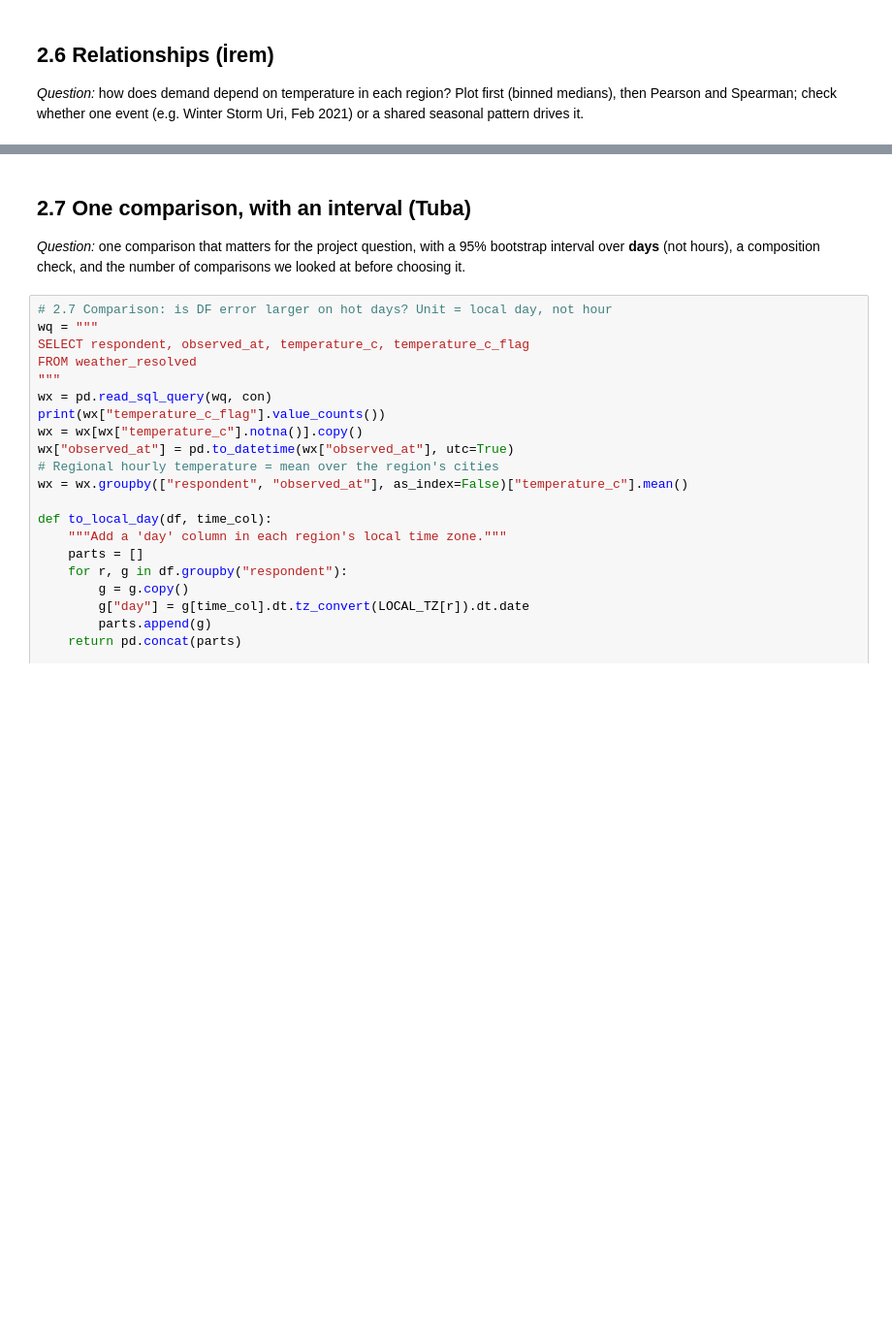
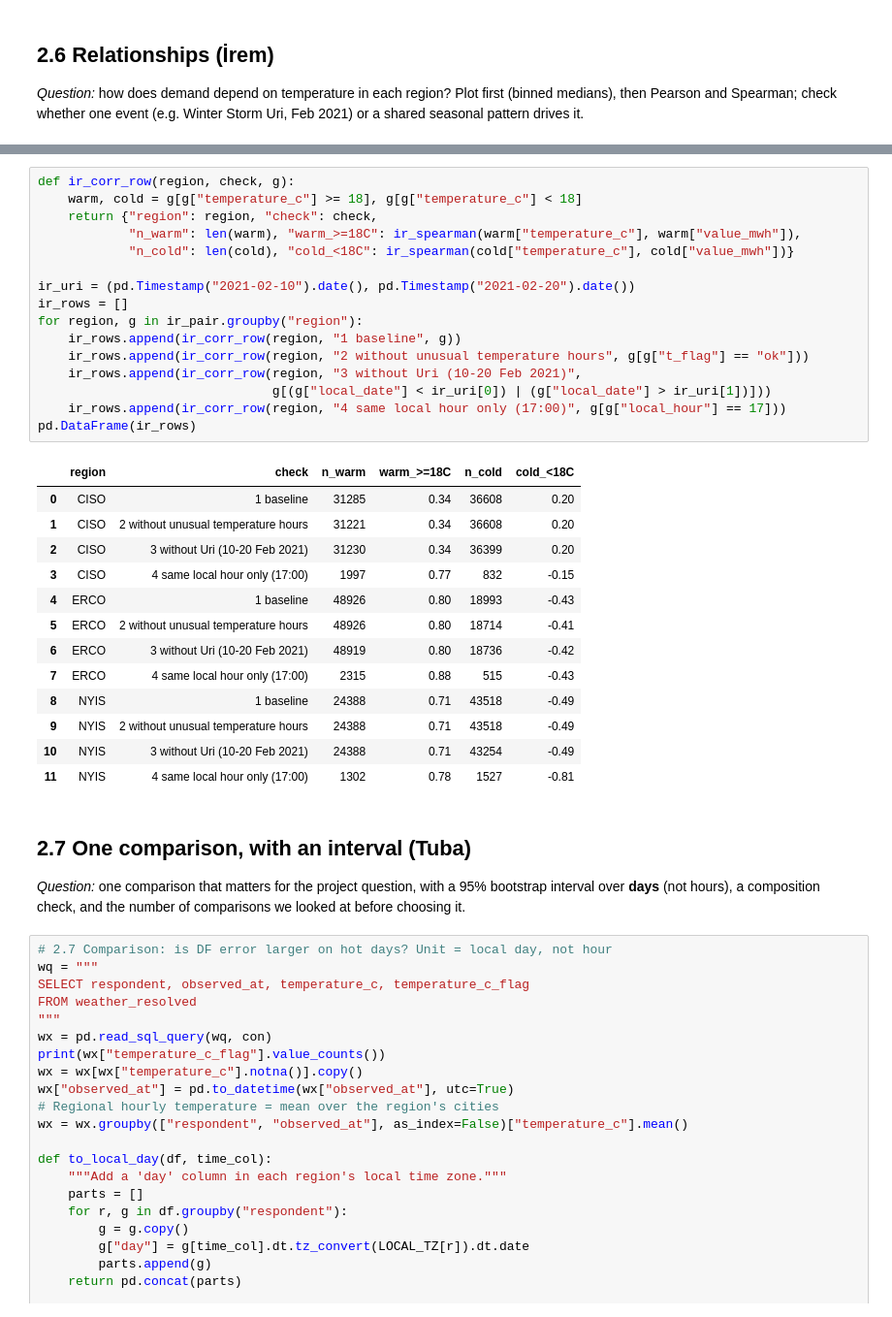
Before and after one commit to se-230717018/electricity-demand-weather-pipeline, a Jupyter notebook: notebooks/m4_eda.ipynb, the cells around one changed output, grey strips where cells are left out. Shown at 97% size. Saved outputs shown, nothing was run; the diff lists cells and outputs as text; blank space fills up the shorter version.

```diff
--- a/notebooks/m4_eda.ipynb
+++ b/notebooks/m4_eda.ipynb
@@ -424,3 +637,33 @@ Spearman; check whether one event (e.g. Winter Storm Uri, Feb 2021) or a shared
+# %%
+def ir_corr_row(region, check, g):
+    warm, cold = g[g["temperature_c"] >= 18], g[g["temperature_c"] < 18]
+    return {"region": region, "check": check,
+            "n_warm": len(warm), "warm_>=18C": ir_spearman(warm["temperature_c"], warm["value_mwh"]),
+            "n_cold": len(cold), "cold_<18C": ir_spearman(cold["temperature_c"], cold["value_mwh"])}
+
+ir_uri = (pd.Timestamp("2021-02-10").date(), pd.Timestamp("2021-02-20").date())
+ir_rows = []
+for region, g in ir_pair.groupby("region"):
+    ir_rows.append(ir_corr_row(region, "1 baseline", g))
+    ir_rows.append(ir_corr_row(region, "2 without unusual temperature hours", g[g["t_flag"] == "ok"]))
+    ir_rows.append(ir_corr_row(region, "3 without Uri (10-20 Feb 2021)",
+                               g[(g["local_date"] < ir_uri[0]) | (g["local_date"] > ir_uri[1])]))
+    ir_rows.append(ir_corr_row(region, "4 same local hour only (17:00)", g[g["local_hour"] == 17]))
+pd.DataFrame(ir_rows)
+# %% [output]
+|  | region | check | n_warm | warm_>=18C | n_cold | cold_<18C |
+| 0 | CISO | 1 baseline | 31285 | 0.34 | 36608 | 0.20 |
+| 1 | CISO | 2 without unusual temperature hours | 31221 | 0.34 | 36608 | 0.20 |
+| 2 | CISO | 3 without Uri (10-20 Feb 2021) | 31230 | 0.34 | 36399 | 0.20 |
+| 3 | CISO | 4 same local hour only (17:00) | 1997 | 0.77 | 832 | -0.15 |
+| 4 | ERCO | 1 baseline | 48926 | 0.80 | 18993 | -0.43 |
+| 5 | ERCO | 2 without unusual temperature hours | 48926 | 0.80 | 18714 | -0.41 |
+| 6 | ERCO | 3 without Uri (10-20 Feb 2021) | 48919 | 0.80 | 18736 | -0.42 |
+| 7 | ERCO | 4 same local hour only (17:00) | 2315 | 0.88 | 515 | -0.43 |
+| 8 | NYIS | 1 baseline | 24388 | 0.71 | 43518 | -0.49 |
+| 9 | NYIS | 2 without unusual temperature hours | 24388 | 0.71 | 43518 | -0.49 |
+| 10 | NYIS | 3 without Uri (10-20 Feb 2021) | 24388 | 0.71 | 43254 | -0.49 |
+| 11 | NYIS | 4 same local hour only (17:00) | 1302 | 0.78 | 1527 | -0.81 |
 # %% [markdown]
 ## 2.7 One comparison, with an interval (Tuba)
 
```
Also changed, not shown: parts of 6 cells of this notebook, 2 other files.
